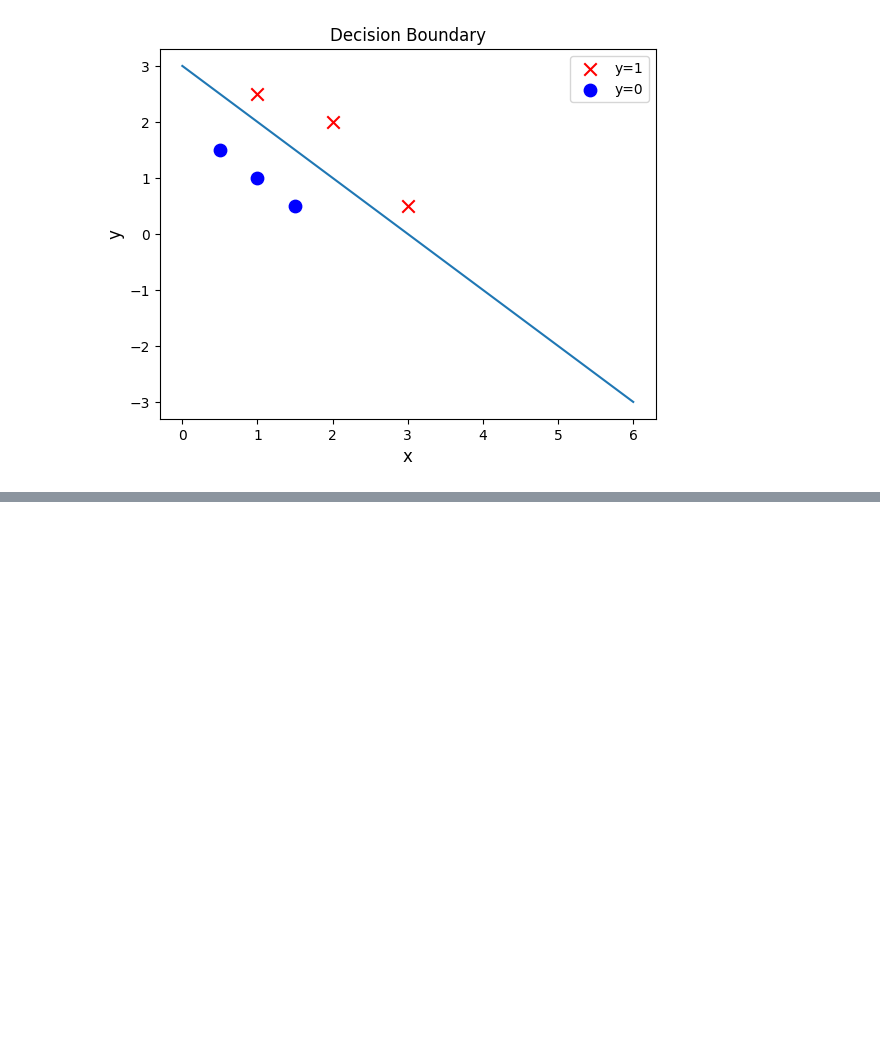
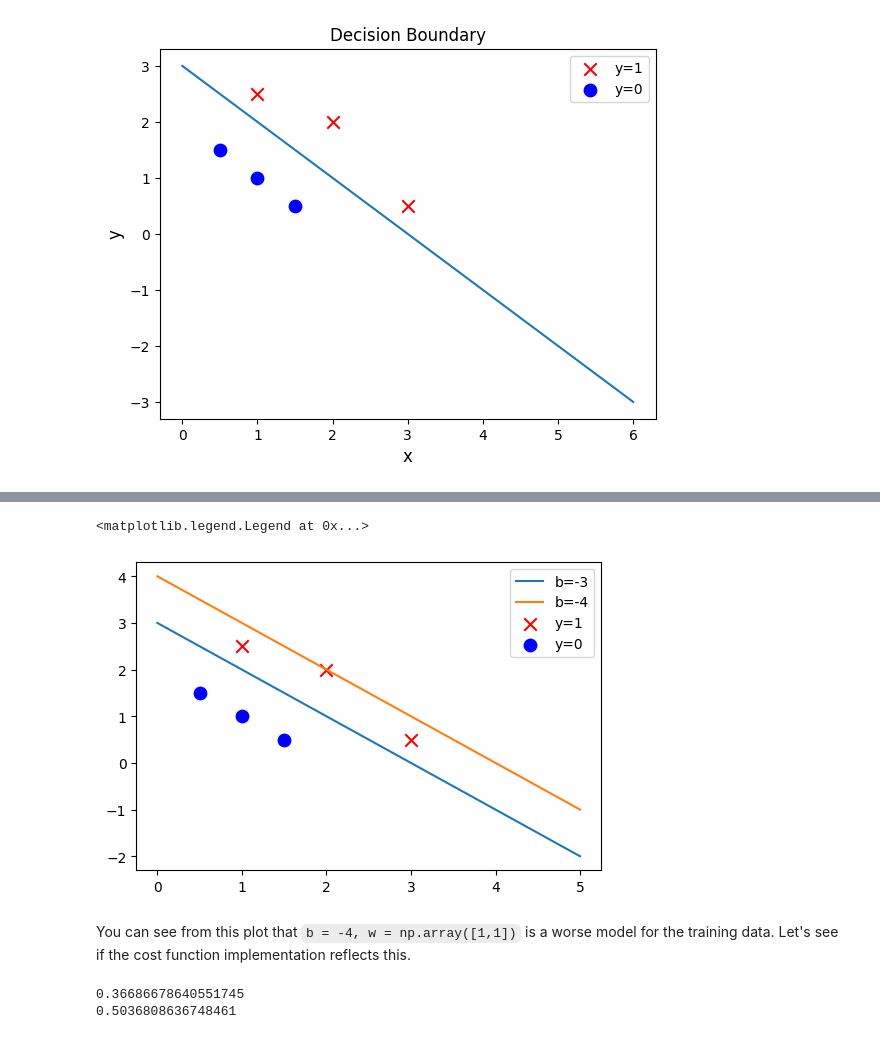
Before and after one commit to sushankhya-cpgn/Coursera-Supervised, a Jupyter notebook: logistic_regression.ipynb, the cells around one changed output, grey strips where cells are left out. Drawn from its saved outputs; the diff is of its cells as text; code cells hidden in the pictures; blank space fills up the shorter version.

```diff
--- a/logistic_regression.ipynb
+++ b/logistic_regression.ipynb
@@ -30,0 +102,30 @@ plt.show();
+# %%
+pos = y_train == 1
+neg = y_train == 0
+
+x0 = np.arange(0,6)
+x1 = 3 - x0
+x1_other = 4 - x0
+
+fig,ax = plt.subplots(1,1,figsize=(6,4))
+ax.plot(x0,x1,label='b=-3')
+ax.plot(x0,x1_other,label='b=-4')
+ax.scatter(X_train[pos,0],X_train[pos,1],marker='x',s=80,c='r',label='y=1')
+ax.scatter(X_train[neg,0],X_train[neg,1],marker='o',s=80,c='b',label='y=0')
+
+ax.legend()
+# %% [output]
+<matplotlib.legend.Legend at 0x...>
+[figure, added]
+# %% [markdown]
+You can see from this plot that `b = -4, w = np.array([1,1])` is a worse model for the training data. Let's see if the cost function implementation reflects this.
+# %%
+w1_array = np.array([1,1])
+b1 = -3
+w2_array = np.array([1,1])
+b2 = -4
+print(compute_cost_logistic(X_train,y_train,w1_array,b1))
+print(compute_cost_logistic(X_train,y_train,w2_array,b2))
+# %% [output]
+0.36686678640551745
+0.5036808636748461
```
Also changed, not shown: parts of 8 cells of this notebook, 1 other file.
